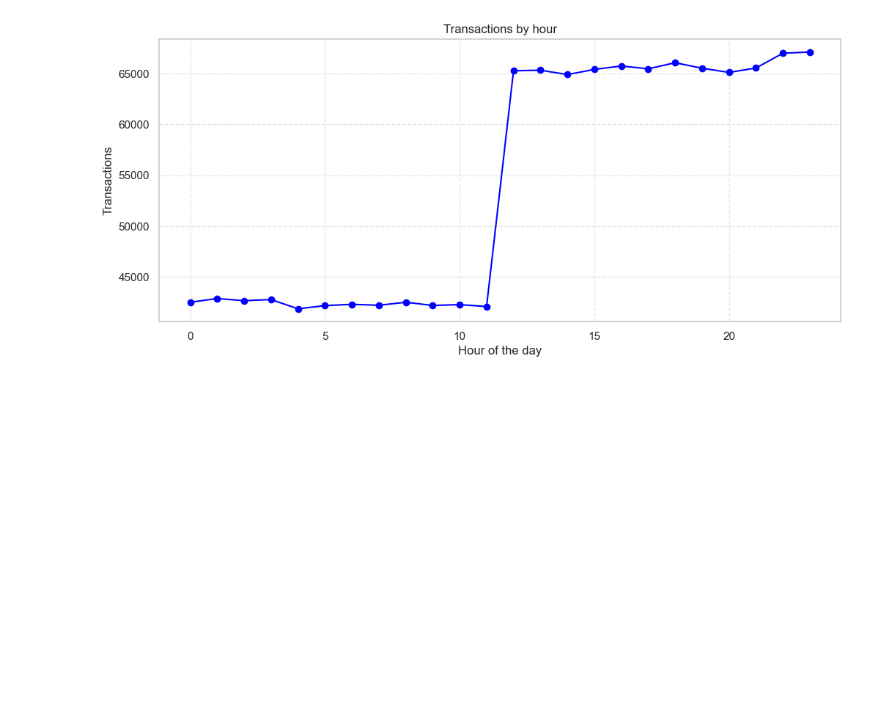
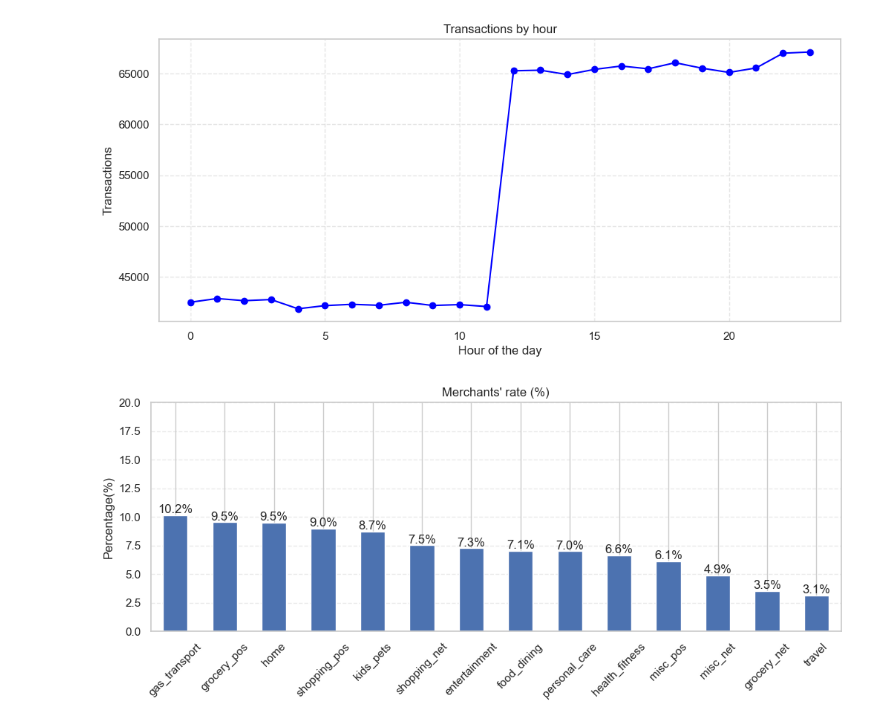
Before and after one commit to AlShiri/card-transactions-analytics, a Jupyter notebook: notebooks/eda_card_transactions.ipynb, the cells around one changed output. Cells and saved outputs as stored; diff of their text form; code cells hidden in the pictures; blank space fills up the shorter version.

Commit message:
EDA: patterns by category and geo

```diff
--- a/notebooks/eda_card_transactions.ipynb
+++ b/notebooks/eda_card_transactions.ipynb
@@ -281,3 +281,21 @@ plt.show()
 [figure]
 # %%
 # transaction pro merch category
+plt.close('all')
+cross_cat = (pd.crosstab(index=df['category'],columns='count', normalize='columns').sort_values(by='count', ascending=False))*100
+fig, ax = plt.subplots(figsize=(12,4))
+
+cross_cat.plot(kind='bar',y='count', title="Merchants' rate (%)", legend=None,ax=ax)
+
+for container in ax.containers:
+    ax.bar_label(container, fmt='%.1f%%')
+
+ax.tick_params('x',rotation=45)
+ax.set_xlabel('')
+ax.set_ylim(0, 20)
+ax.set_ylabel('Percentage(%)')
+ax.grid(axis='y', linestyle='--', alpha=0.4)
+
+plt.show()
+# %% [output]
+[figure, added]
```
Also changed, not shown: parts of 10 cells of this notebook.
